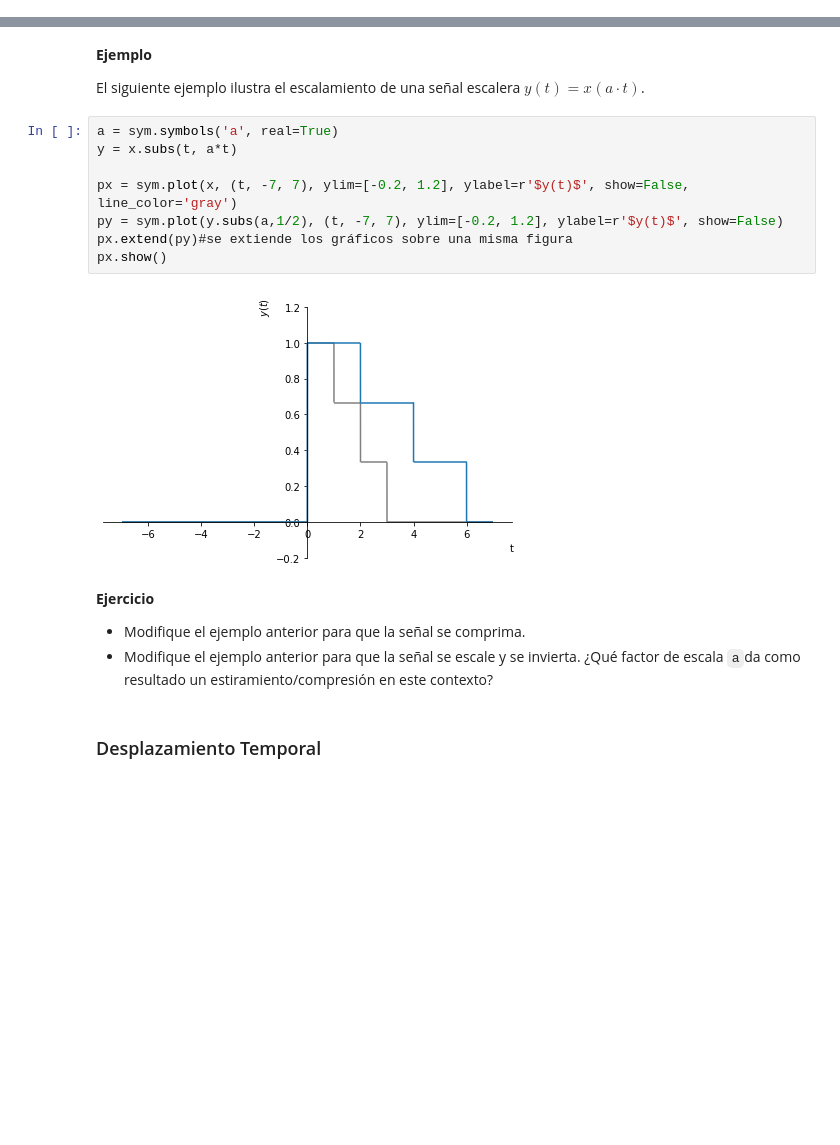
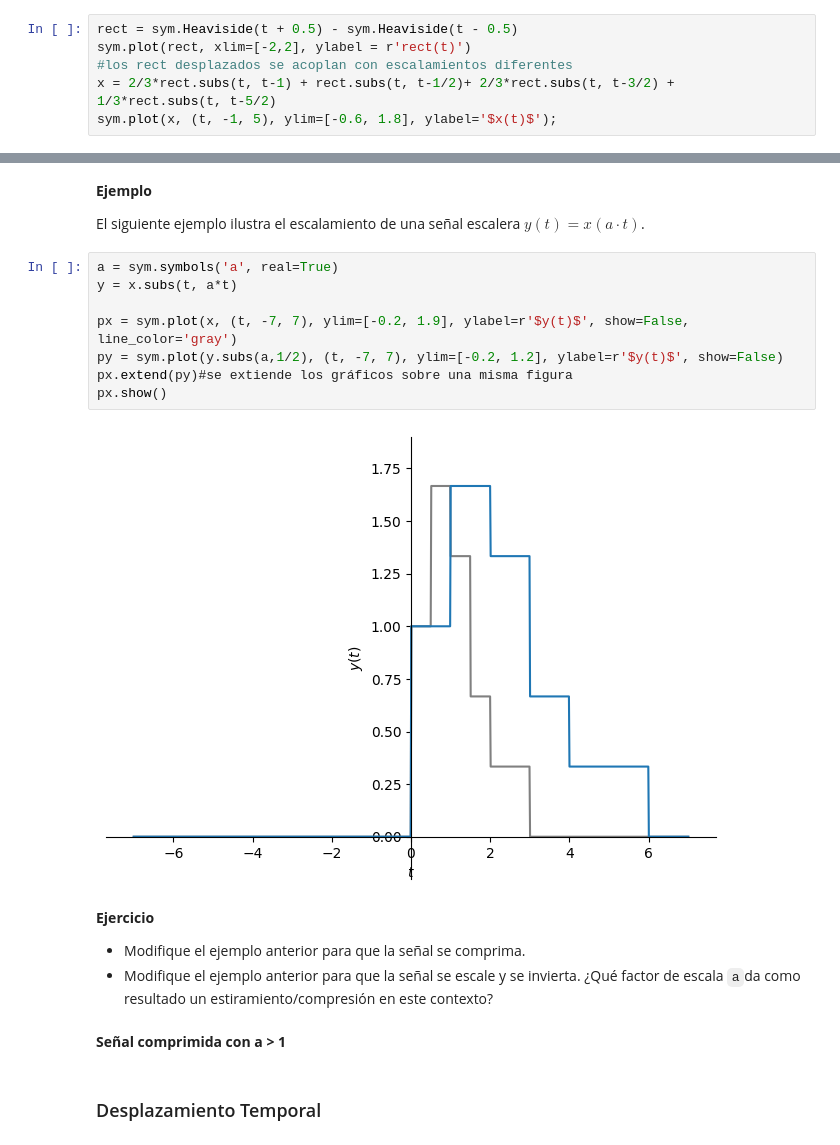
Before and after one commit to juasalazarmo/Signals_and_sistems, a Jupyter notebook: Operaciones_de_señales_continuas.ipynb, the cells around one changed output, grey strips where cells are left out. Drawn from its saved outputs; the diff is of its cells as text; blank space fills up the shorter version.

```diff
--- a/Operaciones_de_señales_continuas.ipynb
+++ b/Operaciones_de_señales_continuas.ipynb
@@ -74,3 +74,9 @@ sym.plot(x, (t, -1, 5), ylim=[-0.2, 1.2], ylabel='$x(t)$');
 **Ejercicio**
 
 * Agregar otro escalón al principio de la señal escalera modificando el ejemplo anterior.
+# %%
+rect = sym.Heaviside(t + 0.5) - sym.Heaviside(t - 0.5)
+sym.plot(rect, xlim=[-2,2], ylabel = r'rect(t)')
+#los rect desplazados se acoplan con escalamientos diferentes
+x = 2/3*rect.subs(t, t-1) + rect.subs(t, t-1/2)+ 2/3*rect.subs(t, t-3/2) + 1/3*rect.subs(t, t-5/2)
+sym.plot(x, (t, -1, 5), ylim=[-0.6, 1.8], ylabel='$x(t)$');
@@ -97,18 +106,20 @@ El siguiente ejemplo ilustra el escalamiento de una señal escalera $y(t) = x(a
 # %%
 a = sym.symbols('a', real=True)
 y = x.subs(t, a*t)
 
-px = sym.plot(x, (t, -7, 7), ylim=[-0.2, 1.2], ylabel=r'$y(t)$', show=False, line_color='gray')
+px = sym.plot(x, (t, -7, 7), ylim=[-0.2, 1.9], ylabel=r'$y(t)$', show=False, line_color='gray')
 py = sym.plot(y.subs(a,1/2), (t, -7, 7), ylim=[-0.2, 1.2], ylabel=r'$y(t)$', show=False)
 px.extend(py)#se extiende los gráficos sobre una misma figura
 px.show()
 # %% [output]
-[figure, old version]
+[figure, new version]
 # %% [markdown]
 **Ejercicio**
 
 * Modifique el ejemplo anterior para que la señal se comprima.
 * Modifique el ejemplo anterior para que la señal se escale y se invierta. ¿Qué factor de escala `a`da como resultado un       estiramiento/compresión en este contexto?
+# %% [markdown]
+**Señal comprimida con a > 1**
 # %% [markdown]
 ### Desplazamiento Temporal
 # %% [markdown]
```
Also changed, not shown: parts of 10 cells of this notebook.
